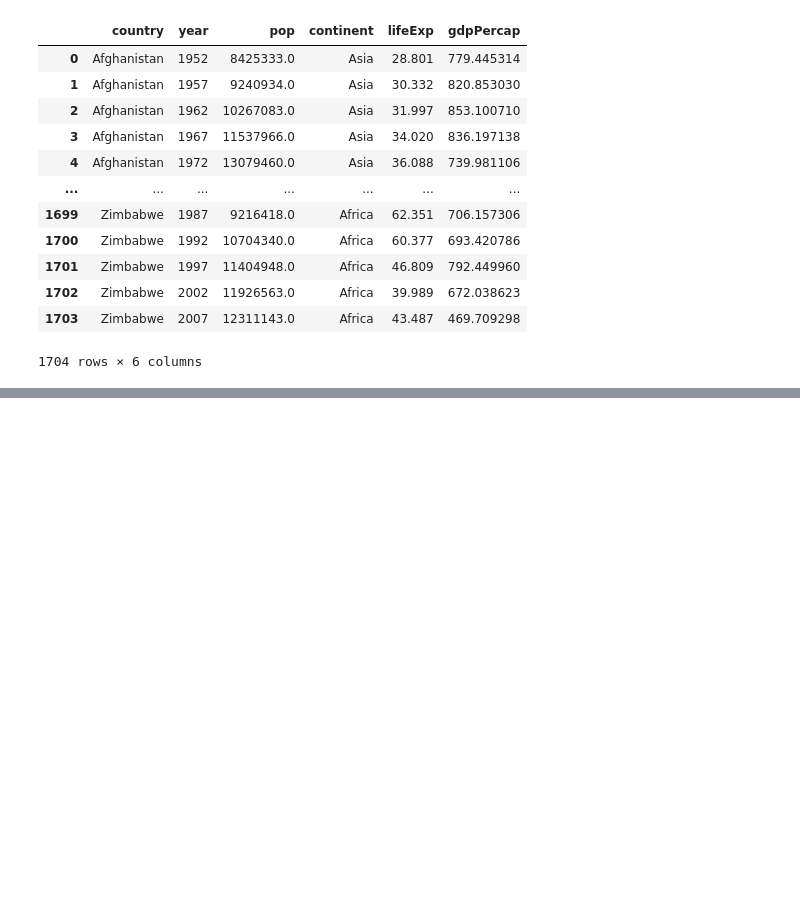
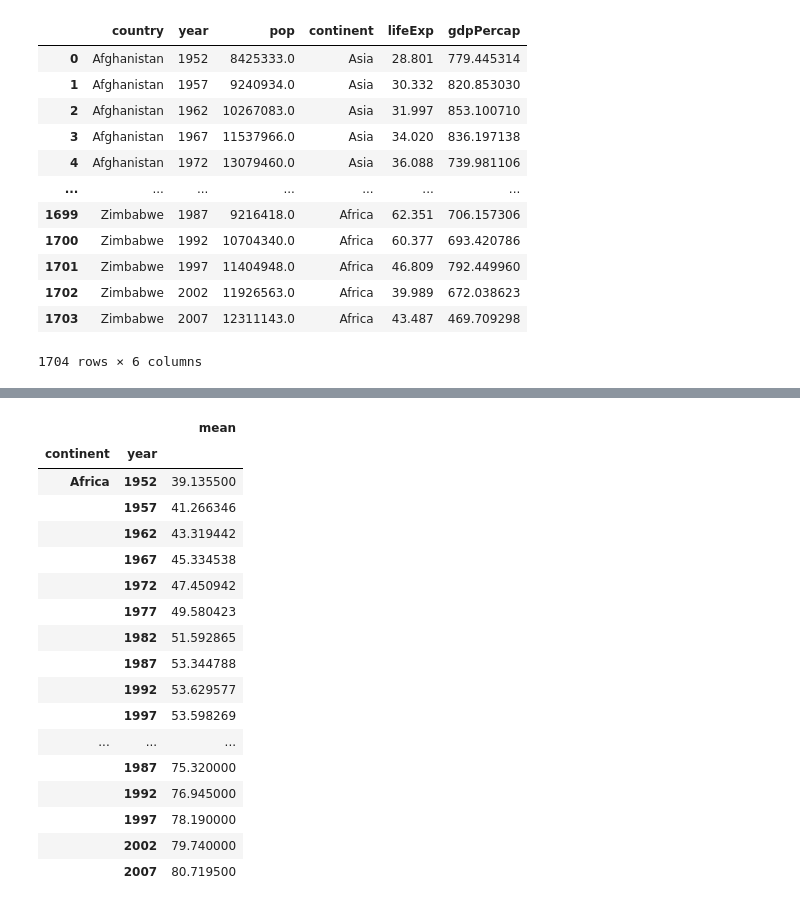
Before and after one commit to AnaliticaComputacional-2023-10/Taller3, a Jupyter notebook: Taller3.ipynb, the cells around one changed output, grey strips where cells are left out. Drawn from its saved outputs; the diff is of its cells as text; code cells hidden in the pictures; blank space fills up the shorter version.

```diff
--- a/Taller3.ipynb
+++ b/Taller3.ipynb
@@ -77,0 +54,21 @@ df
+# %%
+df.groupby(['continent', 'year']).agg(mean=('lifeExp', 'mean'))
+# %% [output]
+|  |  | mean |
+| continent | year |  |
+| Africa | 1952 | 39.135500 |
+|  | 1957 | 41.266346 |
+|  | 1962 | 43.319442 |
+|  | 1967 | 45.334538 |
+|  | 1972 | 47.450942 |
+|  | 1977 | 49.580423 |
+|  | 1982 | 51.592865 |
+|  | 1987 | 53.344788 |
+|  | 1992 | 53.629577 |
+|  | 1997 | 53.598269 |
+| ... | ... | ... |
+|  | 1987 | 75.320000 |
+|  | 1992 | 76.945000 |
+|  | 1997 | 78.190000 |
+|  | 2002 | 79.740000 |
+|  | 2007 | 80.719500 |
```
Also changed, not shown: parts of 10 cells of this notebook, 5 other files.
